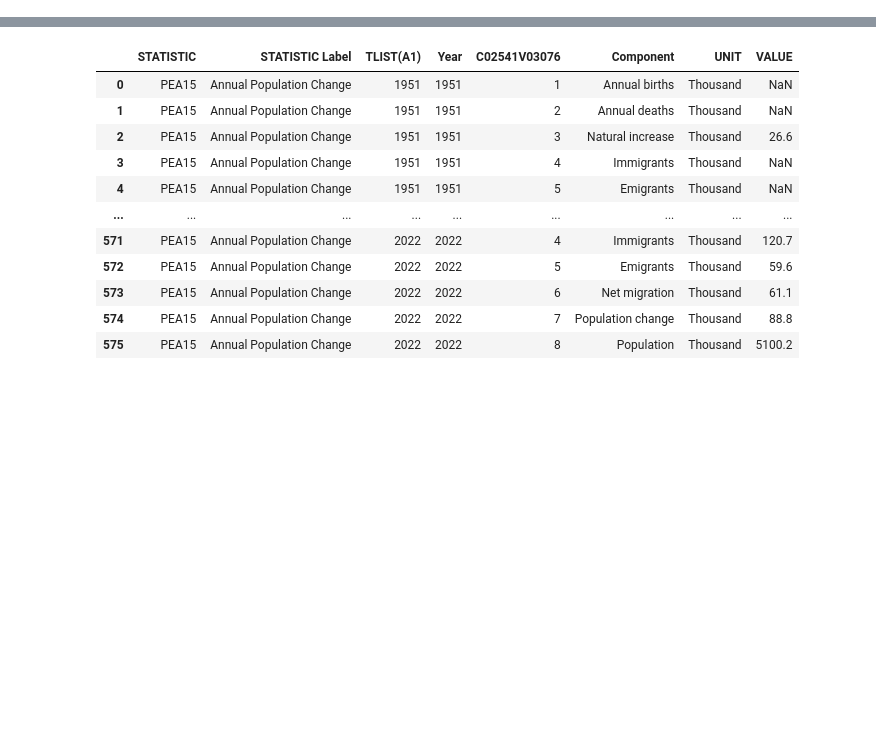
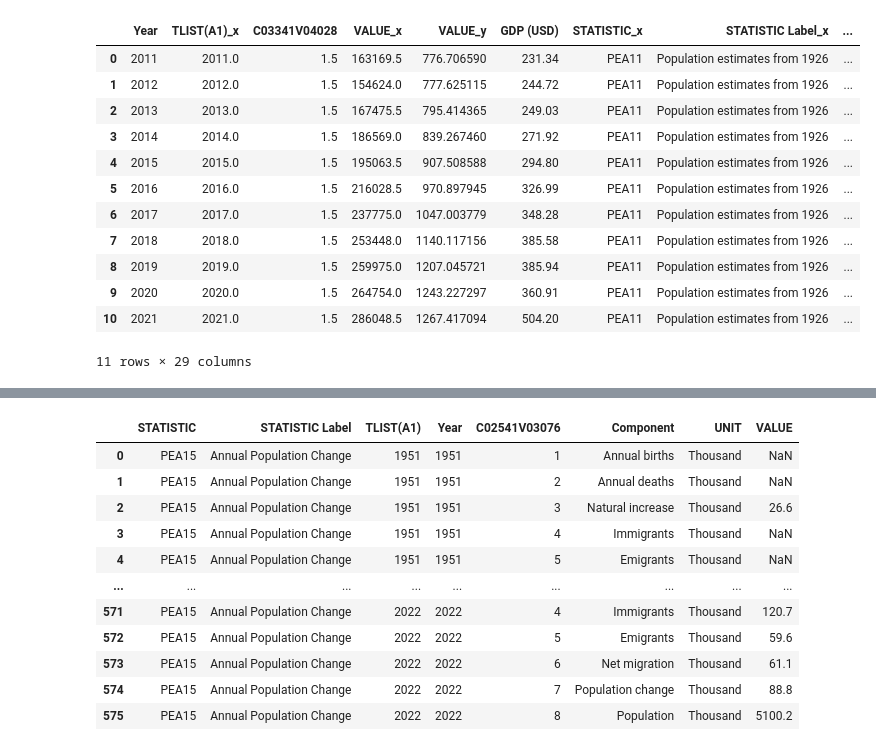
Before and after one commit to sbs23003/CA-Contstruction-Industry, a Jupyter notebook: datasets.ipynb, the cells around one changed output, grey strips where cells are left out. Drawn from its saved outputs; the diff is of its cells as text; code cells hidden in the pictures; blank space fills up the shorter version.

```diff
--- a/datasets.ipynb
+++ b/datasets.ipynb
@@ -205,0 +185,16 @@ See the caveats in the documentation: https://pandas.pydata.org/pandas-docs/stab
+# %%
+merge4
+# %% [output]
+|  | Year | TLIST(A1)_x | C03341V04028 | VALUE_x | VALUE_y | GDP (USD) | STATISTIC_x | STATISTIC Label_x | ... |
+| 0 | 2011 | 2011.0 | 1.5 | 163169.5 | 776.706590 | 231.34 | PEA11 | Population estimates from 1926 | ... |
+| 1 | 2012 | 2012.0 | 1.5 | 154624.0 | 777.625115 | 244.72 | PEA11 | Population estimates from 1926 | ... |
+| 2 | 2013 | 2013.0 | 1.5 | 167475.5 | 795.414365 | 249.03 | PEA11 | Population estimates from 1926 | ... |
+| 3 | 2014 | 2014.0 | 1.5 | 186569.0 | 839.267460 | 271.92 | PEA11 | Population estimates from 1926 | ... |
+| 4 | 2015 | 2015.0 | 1.5 | 195063.5 | 907.508588 | 294.80 | PEA11 | Population estimates from 1926 | ... |
+| 5 | 2016 | 2016.0 | 1.5 | 216028.5 | 970.897945 | 326.99 | PEA11 | Population estimates from 1926 | ... |
+| 6 | 2017 | 2017.0 | 1.5 | 237775.0 | 1047.003779 | 348.28 | PEA11 | Population estimates from 1926 | ... |
+| 7 | 2018 | 2018.0 | 1.5 | 253448.0 | 1140.117156 | 385.58 | PEA11 | Population estimates from 1926 | ... |
+| 8 | 2019 | 2019.0 | 1.5 | 259975.0 | 1207.045721 | 385.94 | PEA11 | Population estimates from 1926 | ... |
+| 9 | 2020 | 2020.0 | 1.5 | 264754.0 | 1243.227297 | 360.91 | PEA11 | Population estimates from 1926 | ... |
+| 10 | 2021 | 2021.0 | 1.5 | 286048.5 | 1267.417094 | 504.20 | PEA11 | Population estimates from 1926 | ... |
+11 rows × 29 columns
```
Also changed, not shown: parts of 5 cells of this notebook.
